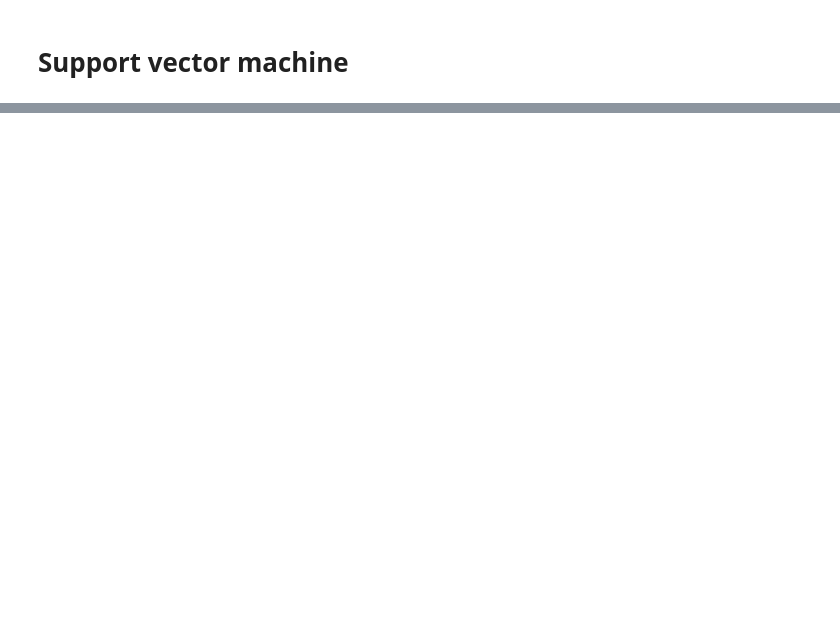
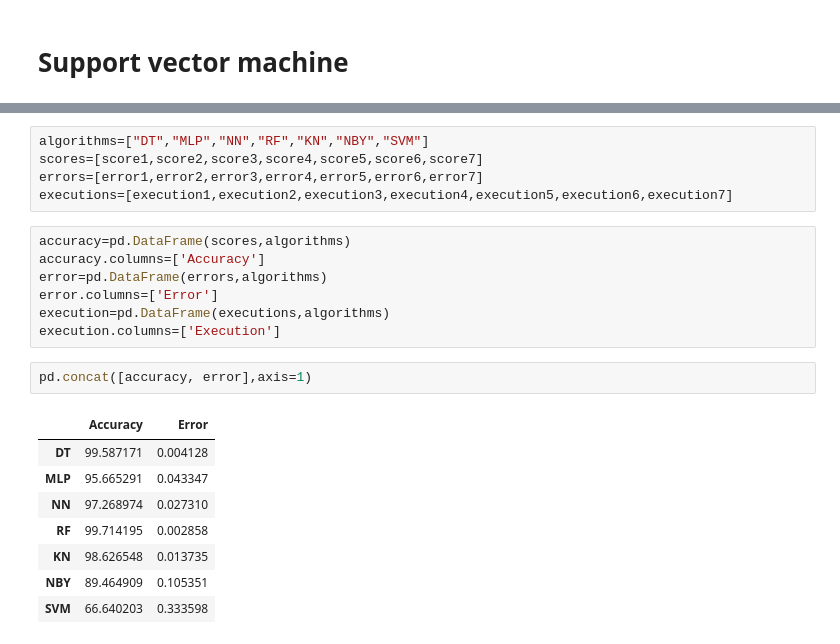
Before and after one commit to MohammadSajjadHossain9648/network-intrusion-detection-system-project, a Jupyter notebook: code.ipynb, the cells around one changed output, grey strips where cells are left out. Drawn from its saved outputs; the diff is of its cells as text; blank space fills up the shorter version.

```diff
--- a/code.ipynb
+++ b/code.ipynb
@@ -410,0 +396,23 @@ weighted avg       0.65      0.54      0.38     12596
+# %%
+algorithms=["DT","MLP","NN","RF","KN","NBY","SVM"]
+scores=[score1,score2,score3,score4,score5,score6,score7]
+errors=[error1,error2,error3,error4,error5,error6,error7]
+executions=[execution1,execution2,execution3,execution4,execution5,execution6,execution7]
+# %%
+accuracy=pd.DataFrame(scores,algorithms)
+accuracy.columns=['Accuracy']
+error=pd.DataFrame(errors,algorithms)
+error.columns=['Error']
+execution=pd.DataFrame(executions,algorithms)
+execution.columns=['Execution']
+# %%
+pd.concat([accuracy, error],axis=1)
+# %% [output]
+|  | Accuracy | Error |
+| DT | 99.587171 | 0.004128 |
+| MLP | 95.665291 | 0.043347 |
+| NN | 97.268974 | 0.027310 |
+| RF | 99.714195 | 0.002858 |
+| KN | 98.626548 | 0.013735 |
+| NBY | 89.464909 | 0.105351 |
+| SVM | 66.640203 | 0.333598 |
```
Also changed, not shown: parts of 45 cells of this notebook.
